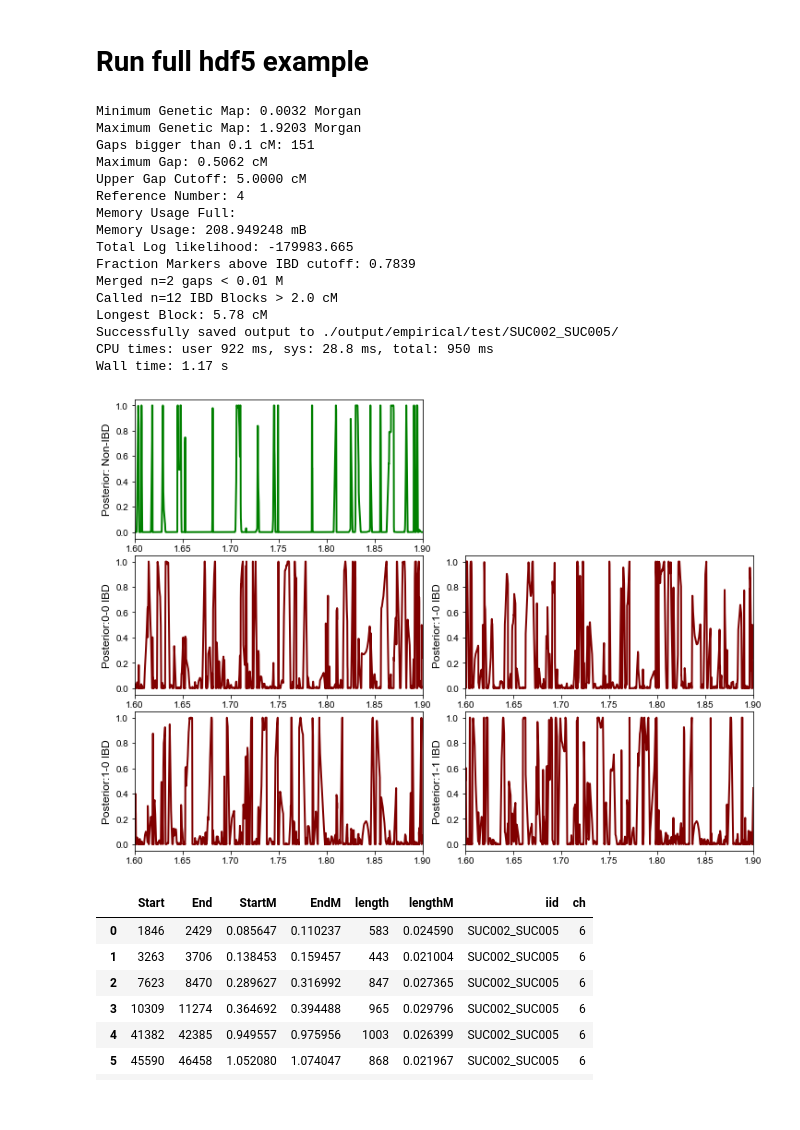
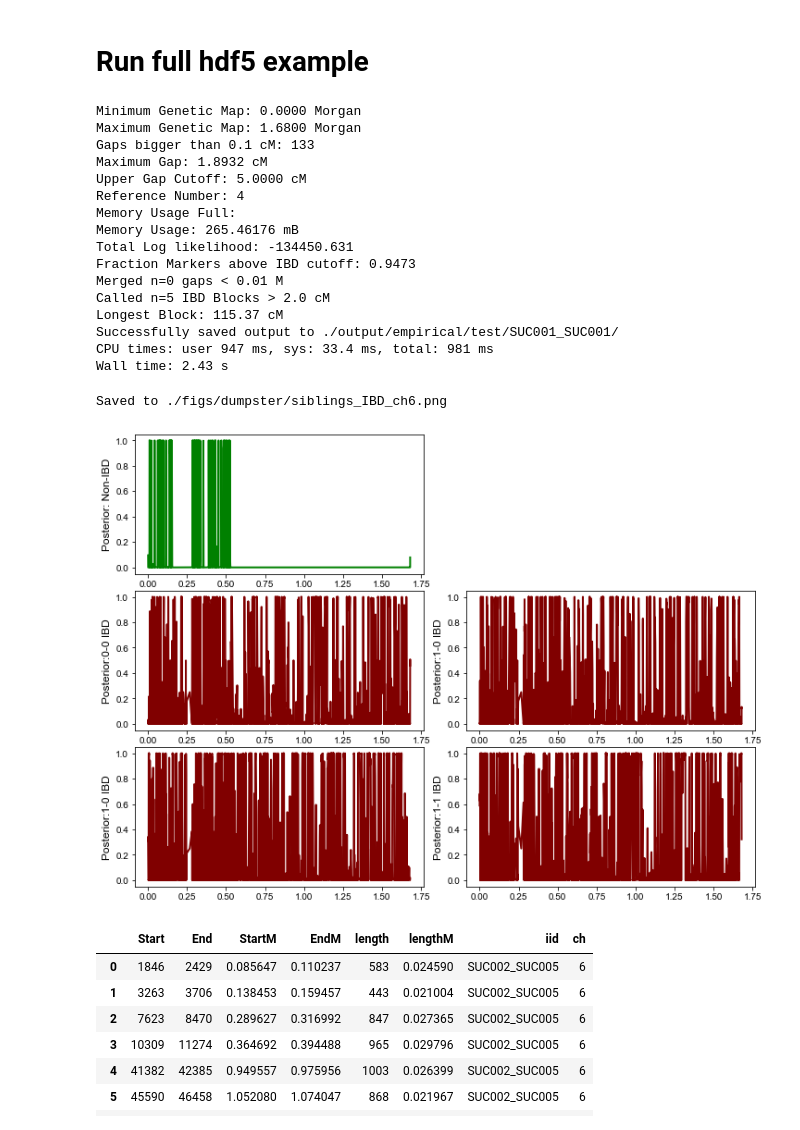
Before and after one commit to hringbauer/ancIBD, a Jupyter notebook: notebook/sandbox/run_full.ipynb, the cells around one changed output. Cells and saved outputs as stored; diff of their text form; code cells hidden in the pictures.

```diff
--- a/notebook/sandbox/run_full.ipynb
+++ b/notebook/sandbox/run_full.ipynb
@@ -72,31 +72,32 @@ h = HMM_Full(folder_in="./data/hdf5/1240k_v43/ch", l_model="hdf5", t_model="stan
                  e_model="haploid_gl", h_model = "FiveStateFast", p_model="hapROH",
                  output=True, load=True)
 h.t_obj.set_params(ibd_in = 1, ibd_out = 1, ibd_jump = 500)
-h.l_obj.set_params(iids=["SUC002", "SUC005"], ch=6)
-h.p_obj.set_params(iid="SUC002_SUC005", ch=6, folder="./output/empirical/test/SUC002_SUC005/", save=2, ibd_min_l=0.02)
+h.l_obj.set_params(iids=["COR001", "COR002"], ch=8)
+h.p_obj.set_params(iid="COR001_SUC001", ch=8, folder="./output/empirical/test/SUC001_SUC001/", save=2, ibd_min_l=0.02)
 post, r_vec, fwd, bwd, tot_ll = h.run_fwd_bwd()
 # %% [output]
-Minimum Genetic Map: 0.0032 Morgan
-Maximum Genetic Map: 1.9203 Morgan
-Gaps bigger than 0.1 cM: 151
-Maximum Gap: 0.5062 cM
+Minimum Genetic Map: 0.0000 Morgan
+Maximum Genetic Map: 1.6800 Morgan
+Gaps bigger than 0.1 cM: 133
+Maximum Gap: 1.8932 cM
 Upper Gap Cutoff: 5.0000 cM
 Reference Number: 4
 Memory Usage Full:
-Memory Usage: 208.949248 mB
-Total Log likelihood: -179983.665
-Fraction Markers above IBD cutoff: 0.7839
-Merged n=2 gaps < 0.01 M
-Called n=12 IBD Blocks > 2.0 cM
-Longest Block: 5.78 cM
-Successfully saved output to ./output/empirical/test/SUC002_SUC005/
-CPU times: user 922 ms, sys: 28.8 ms, total: 950 ms
-Wall time: 1.17 s
+Memory Usage: 265.46176 mB
+Total Log likelihood: -134450.631
+Fraction Markers above IBD cutoff: 0.9473
+Merged n=0 gaps < 0.01 M
+Called n=5 IBD Blocks > 2.0 cM
+Longest Block: 115.37 cM
+Successfully saved output to ./output/empirical/test/SUC001_SUC001/
+CPU times: user 947 ms, sys: 33.4 ms, total: 981 ms
+Wall time: 2.43 s
 # %%
-plot_posterior_panel(post=post, savepath="", ch=6, xlim=[1.6,1.9],
+plot_posterior_panel(post=post, savepath="./figs/dumpster/siblings_IBD_ch6.png", ch=8, xlim=[],
                      lw=2)
 # %% [output]
+Saved to ./figs/dumpster/siblings_IBD_ch6.png
-[figure, old version]
+[figure, new version]
 # %%
 df = pd.read_csv("./output/empirical/test/SUC002_SUC005/ibd.tsv", sep="\t")
 # %%
```
Also changed, not shown: 5 other files.
